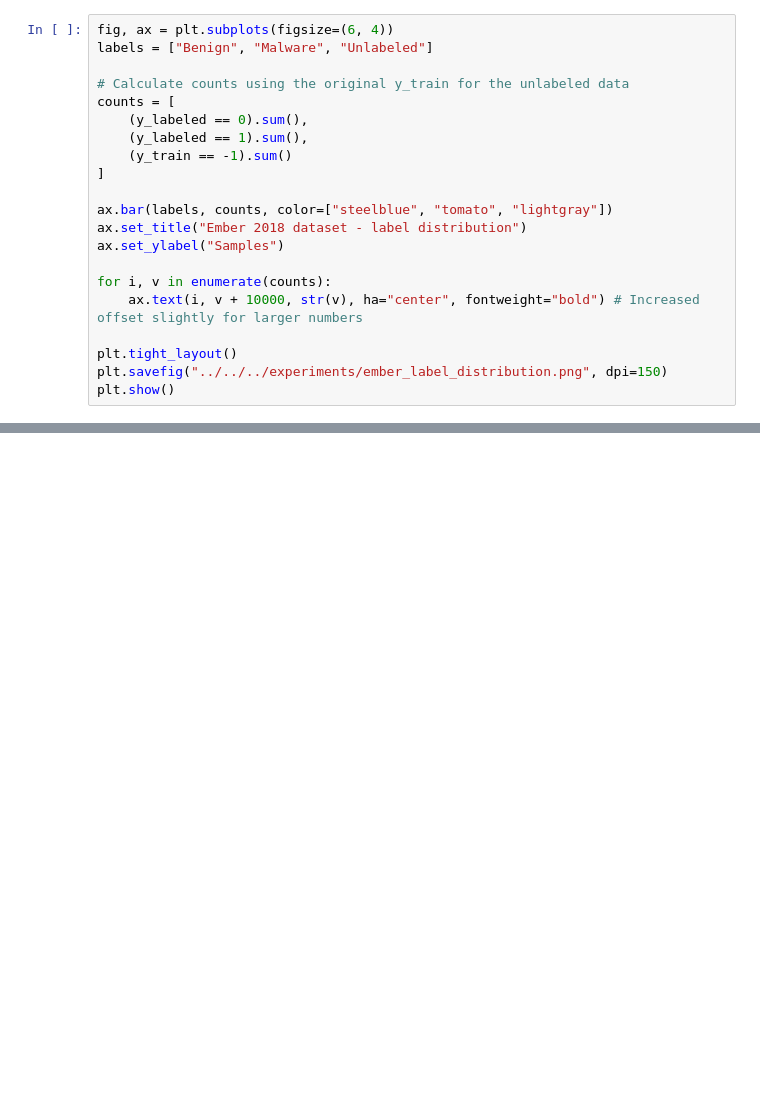
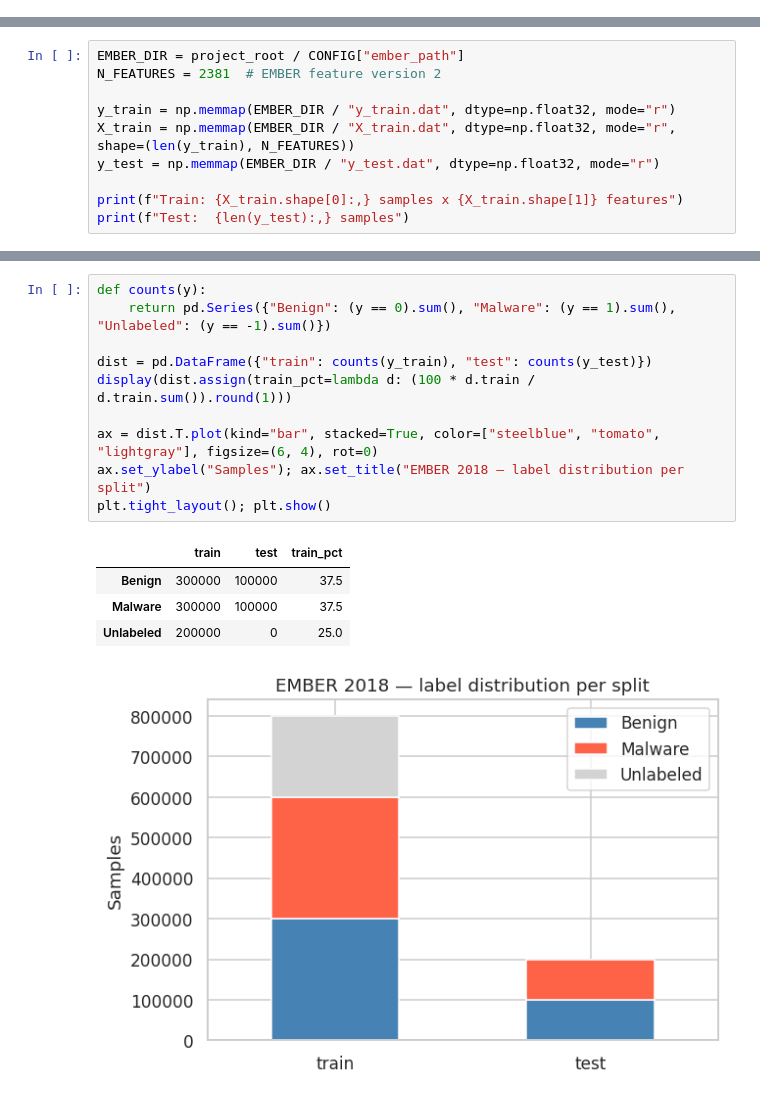
Before and after one commit to SimonRi1/DeepGraphDefense-GNN, a Jupyter notebook: notebooks/01_data_exploration_EMBER.ipynb, the cells around one changed output, grey strips where cells are left out. Cells and saved outputs as stored; diff of their text form; blank space fills up the shorter version.

```diff
--- a/notebooks/01_data_exploration_EMBER.ipynb
+++ b/notebooks/01_data_exploration_EMBER.ipynb
@@ -56,21 +0,0 @@ Unlabeled: 200000
-# %%
-fig, ax = plt.subplots(figsize=(6, 4))
-labels = ["Benign", "Malware", "Unlabeled"]
-
-# Calculate counts using the original y_train for the unlabeled data
-counts = [
-    (y_labeled == 0).sum(),
-    (y_labeled == 1).sum(),
-    (y_train == -1).sum()
-]
-
-ax.bar(labels, counts, color=["steelblue", "tomato", "lightgray"])
-ax.set_title("Ember 2018 dataset - label distribution")
-ax.set_ylabel("Samples")
-
-for i, v in enumerate(counts):
-    ax.text(i, v + 10000, str(v), ha="center", fontweight="bold") # Increased offset slightly for larger numbers
-
-plt.tight_layout()
-plt.savefig("../../../experiments/ember_label_distribution.png", dpi=150)
-plt.show()
@@ -130,0 +48,10 @@ plt.show()
+# %%
+EMBER_DIR = project_root / CONFIG["ember_path"]
+N_FEATURES = 2381  # EMBER feature version 2
+
+y_train = np.memmap(EMBER_DIR / "y_train.dat", dtype=np.float32, mode="r")
+X_train = np.memmap(EMBER_DIR / "X_train.dat", dtype=np.float32, mode="r", shape=(len(y_train), N_FEATURES))
+y_test = np.memmap(EMBER_DIR / "y_test.dat", dtype=np.float32, mode="r")
+
+print(f"Train: {X_train.shape[0]:,} samples x {X_train.shape[1]} features")
+print(f"Test:  {len(y_test):,} samples")
@@ -130,0 +66,16 @@ plt.show()
+# %%
+def counts(y):
+    return pd.Series({"Benign": (y == 0).sum(), "Malware": (y == 1).sum(), "Unlabeled": (y == -1).sum()})
+
+dist = pd.DataFrame({"train": counts(y_train), "test": counts(y_test)})
+display(dist.assign(train_pct=lambda d: (100 * d.train / d.train.sum()).round(1)))
+
+ax = dist.T.plot(kind="bar", stacked=True, color=["steelblue", "tomato", "lightgray"], figsize=(6, 4), rot=0)
+ax.set_ylabel("Samples"); ax.set_title("EMBER 2018 — label distribution per split")
+plt.tight_layout(); plt.show()
+# %% [output]
+|  | train | test | train_pct |
+| Benign | 300000 | 100000 | 37.5 |
+| Malware | 300000 | 100000 | 37.5 |
+| Unlabeled | 200000 | 0 | 25.0 |
+[figure, added]
```
Also changed, not shown: parts of 24 cells of this notebook, 7 other files.
